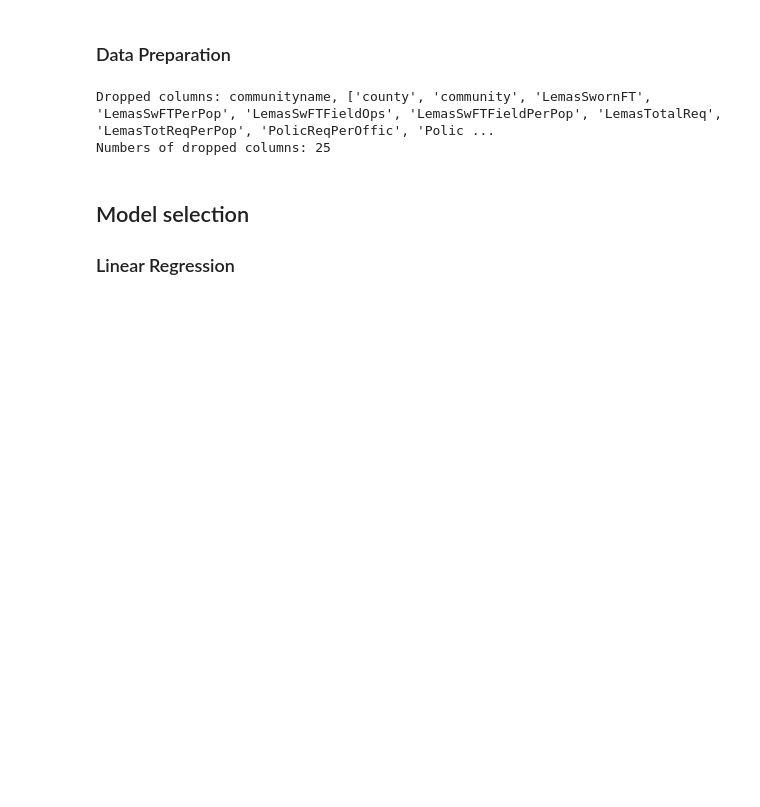
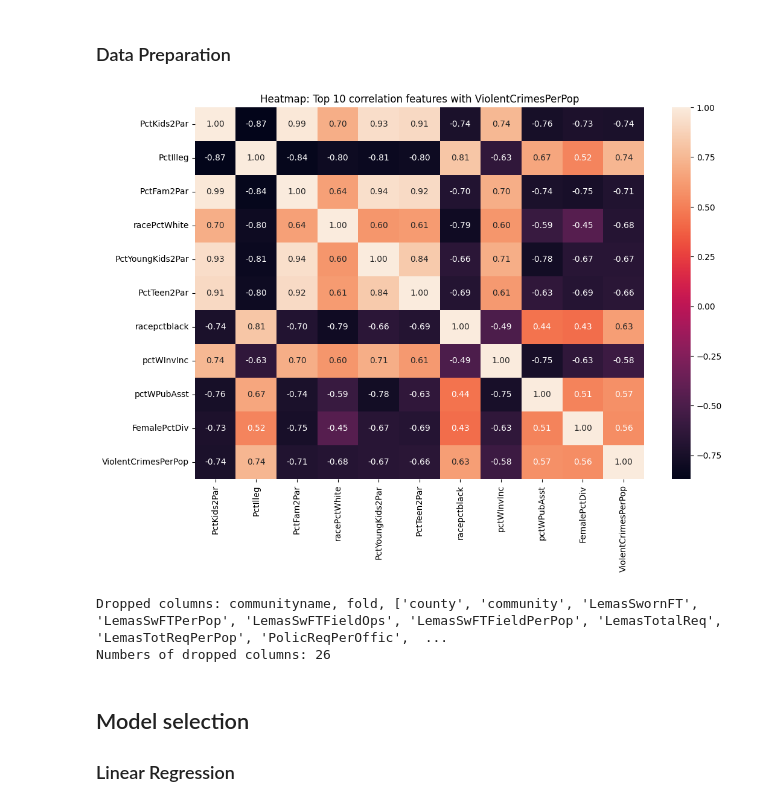
Before and after one commit to walachowska/Crime_prediction, a Jupyter notebook: Crime_prediction.ipynb, the cells around one changed output. Saved outputs shown, nothing was run; the diff lists cells and outputs as text; code cells hidden in the pictures; blank space fills up the shorter version.

```diff
--- a/Crime_prediction.ipynb
+++ b/Crime_prediction.ipynb
@@ -66,32 +75,49 @@ Length: 128, dtype: object
 ### Data Preparation
 # %%
 from sklearn.model_selection import train_test_split
-
-# Drop column 'communityname'
+import seaborn as sns
+# Drop column 'communityname' and 'fold'
 data = data.drop('communityname', axis=1)
 data = data.drop('fold', axis=1)
 
 # Change to numeric
 data = data.apply(pd.to_numeric, errors='coerce')
 
 # Dropping columns with missing data
 threshold_for_missing_data = 0.5
 missing_values = data.isna().sum()
 columns_to_drop = missing_values[missing_values > len(data) * threshold_for_missing_data].index
 data_cleaned = data.drop(columns=columns_to_drop)
 
-# Show columns to drop
+# Correlation matrix
+final_feature = 'ViolentCrimesPerPop'
+
+correlation_with_final = data_cleaned.corrwith(data_cleaned[final_feature]).abs()
+
+# Top 10 features
+top_features = correlation_with_final.sort_values(ascending=False).head(11).index.tolist()
+if final_feature in top_features:
+    top_features.remove(final_feature)
+
+# Plotting
+plt.figure(figsize=(12, 8))
+sns.heatmap(data_cleaned[top_features + [final_feature]].corr(), annot=True, fmt=".2f")
+plt.title('Heatmap: Top 10 correlation features with ' + final_feature)
+plt.show()
+
+# Show dropped columns
 dropped_columns = columns_to_drop.tolist()
-print(f'Dropped columns: communityname, {dropped_columns}')
-print(f'Numbers of dropped columns: {len(dropped_columns) + 1}')
+print(f'Dropped columns: communityname, fold, {dropped_columns}')
+print(f'Numbers of dropped columns: {len(dropped_columns) + 2}')
 
 # Division of data into training and test sets
 y = data_cleaned['ViolentCrimesPerPop']
 X = data_cleaned.drop('ViolentCrimesPerPop', axis=1)
 X_train, X_test, y_train, y_test = train_test_split(X, y, test_size=0.25, random_state=42)
 # %% [output]
+[figure, added]
-Dropped columns: communityname, ['county', 'community', 'LemasSwornFT', 'LemasSwFTPerPop', 'LemasSwFTFieldOps', 'LemasSwFTFieldPerPop', 'LemasTotalReq', 'LemasTotReqPerPop', 'PolicReqPerOffic', 'Polic ...
-Numbers of dropped columns: 25
+Dropped columns: communityname, fold, ['county', 'community', 'LemasSwornFT', 'LemasSwFTPerPop', 'LemasSwFTFieldOps', 'LemasSwFTFieldPerPop', 'LemasTotalReq', 'LemasTotReqPerPop', 'PolicReqPerOffic',  ...
+Numbers of dropped columns: 26
 # %% [markdown]
 ## Model selection
 ### Linear Regression
```
Also changed, not shown: parts of 2 cells of this notebook.
